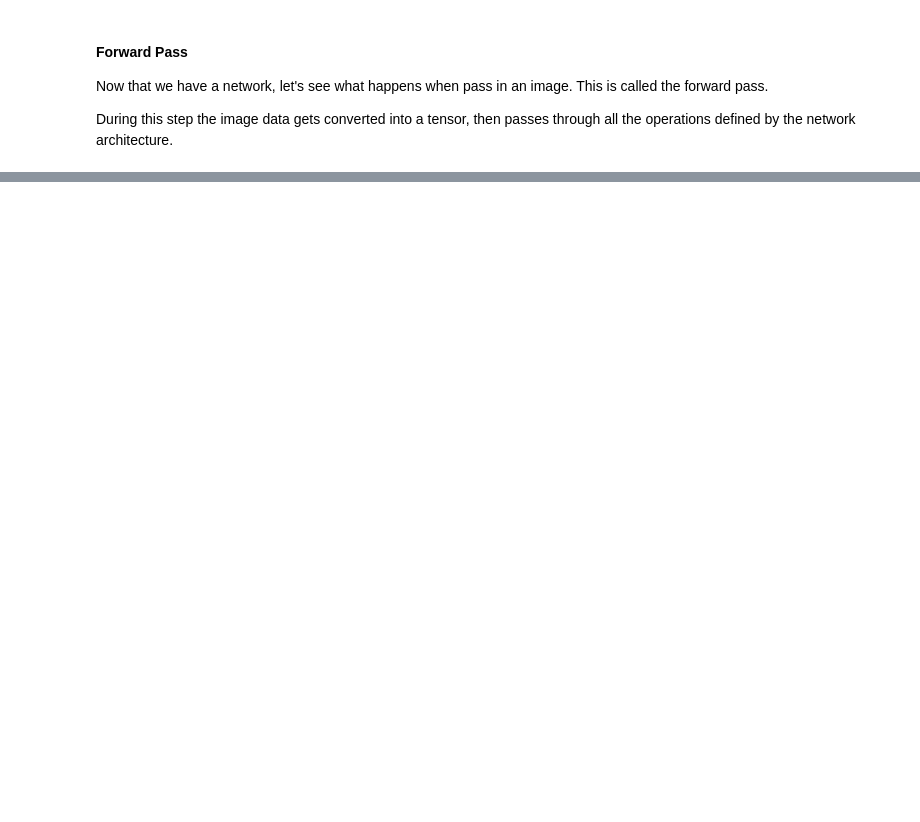
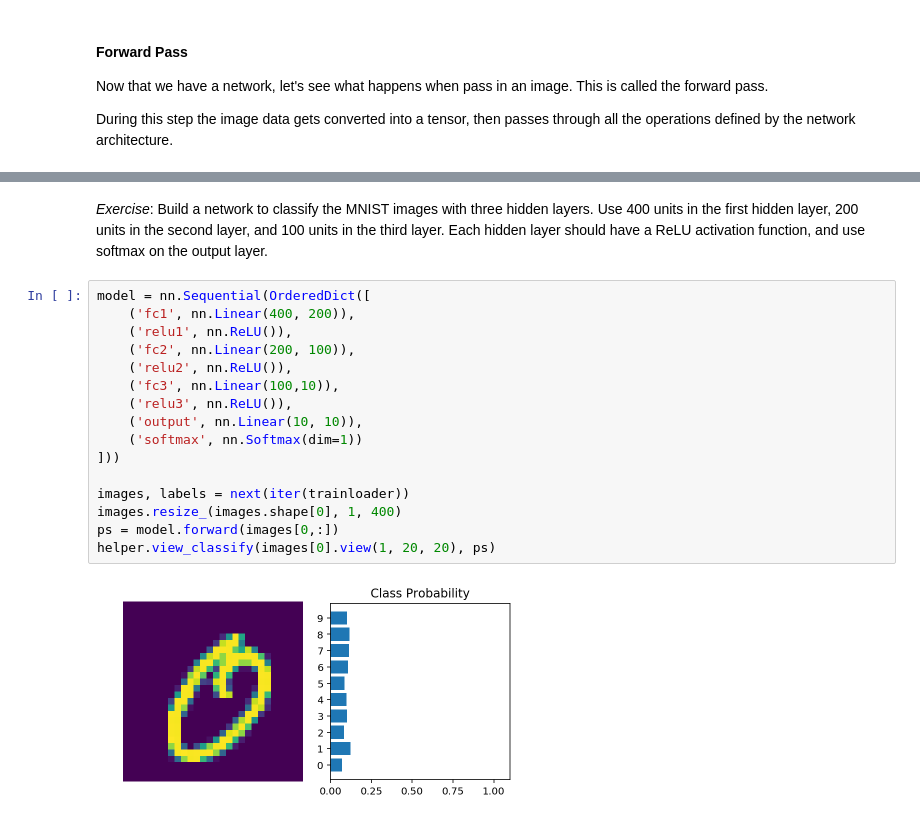
Before and after one commit to ivanji/ml, a Jupyter notebook: ai-programming-using-python/AI-Python-CHAP04-Lesson5.ipynb, the cells around one changed output, grey strips where cells are left out. Cells and saved outputs as stored; diff of their text form; blank space fills up the shorter version.

```diff
--- a/ai-programming-using-python/AI-Python-CHAP04-Lesson5.ipynb
+++ b/ai-programming-using-python/AI-Python-CHAP04-Lesson5.ipynb
@@ -155,0 +265,20 @@ helper.view_classify(img.view(1, 28, 28), ps)
+# %% [markdown]
+*Exercise*: Build a network to classify the MNIST images with three hidden layers. Use 400 units in the first hidden layer, 200 units in the second layer, and 100 units in the third layer. Each hidden layer should have a ReLU activation function, and use softmax on the output layer.
+# %%
+model = nn.Sequential(OrderedDict([
+    ('fc1', nn.Linear(400, 200)),
+    ('relu1', nn.ReLU()),
+    ('fc2', nn.Linear(200, 100)),
+    ('relu2', nn.ReLU()),
+    ('fc3', nn.Linear(100,10)),
+    ('relu3', nn.ReLU()),
+    ('output', nn.Linear(10, 10)),
+    ('softmax', nn.Softmax(dim=1))
+]))
+
+images, labels = next(iter(trainloader))
+images.resize_(images.shape[0], 1, 400)
+ps = model.forward(images[0,:])
+helper.view_classify(images[0].view(1, 20, 20), ps)
+# %% [output]
+[figure, added]
```
Also changed, not shown: parts of 13 cells of this notebook, 7 other files.
